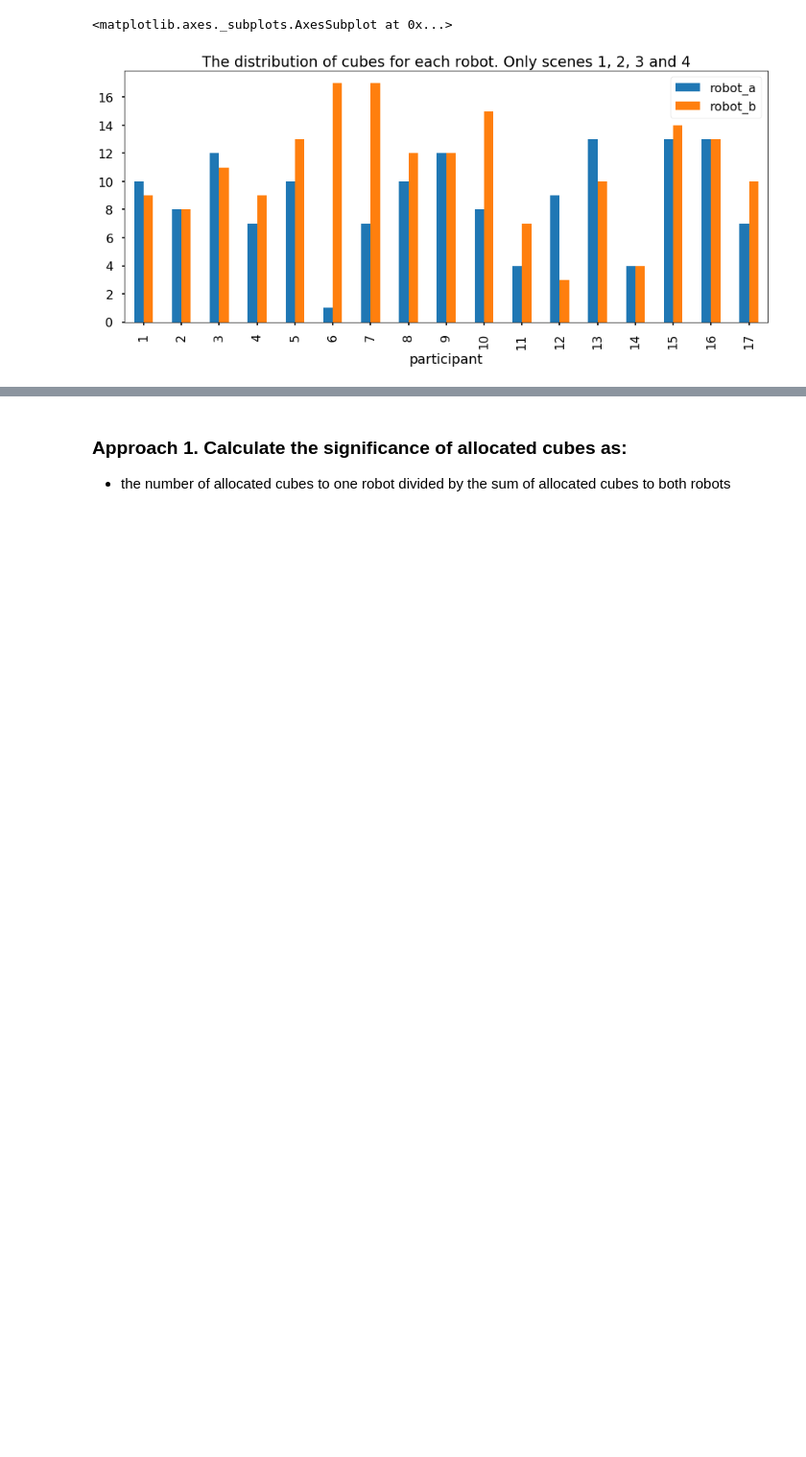
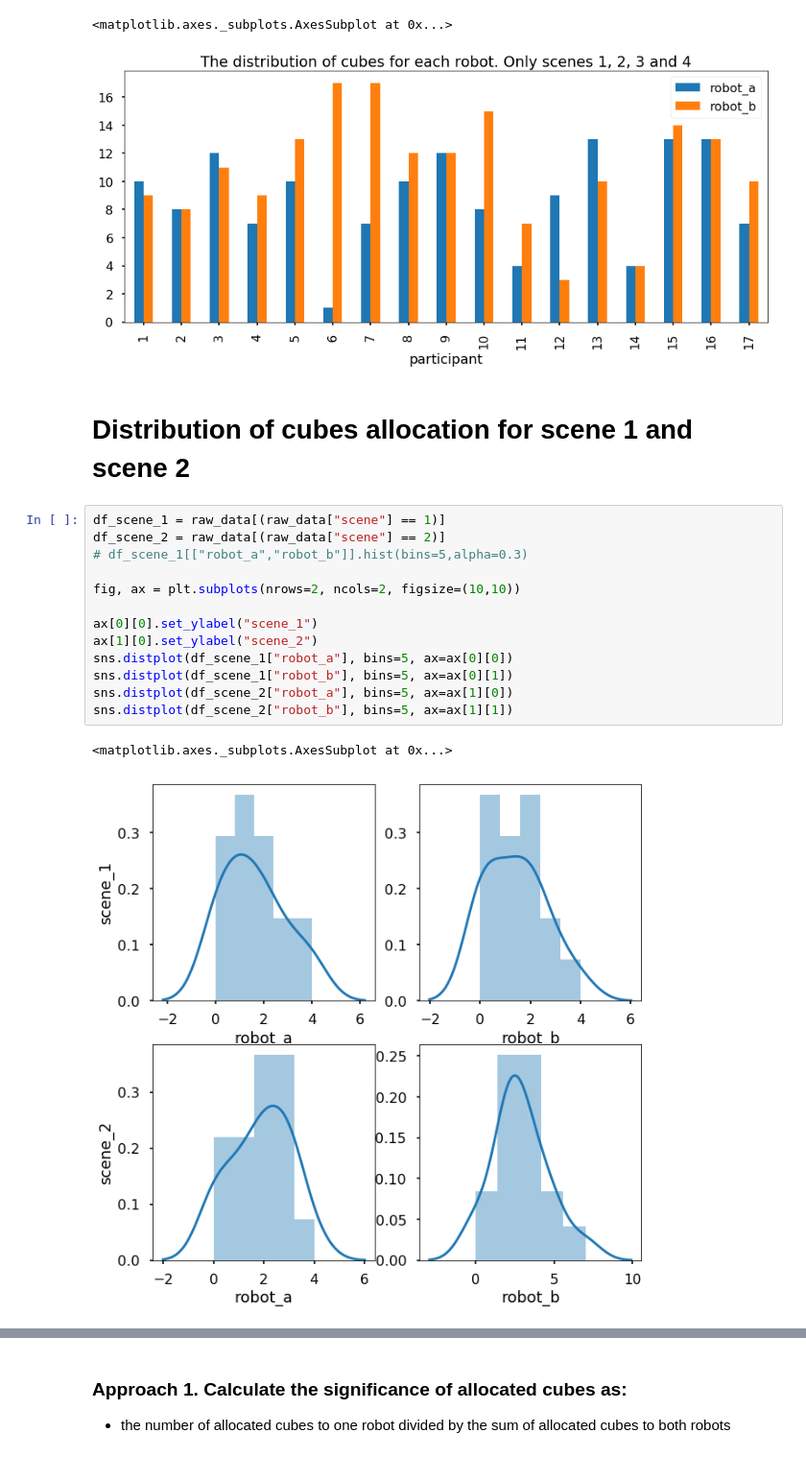
Before and after one commit to nilesh0109/PHRI_1920, a Jupyter notebook: evaluation/count_cubes_evaluation.ipynb, the cells around one changed output, grey strips where cells are left out. Shown at 96% size. Cells and saved outputs as stored; diff of their text form; blank space fills up the shorter version.

Commit message:
dist plot for scene 1-2, normality test

```diff
--- a/evaluation/count_cubes_evaluation.ipynb
+++ b/evaluation/count_cubes_evaluation.ipynb
@@ -96,3 +97,21 @@ cubes_per_participant_plot_data.plot(kind = 'bar', figsize=(15,6), title="The di
 # %% [output]
 <matplotlib.axes._subplots.AxesSubplot at 0x...>
 [figure]
+# %% [markdown]
+# Distribution of cubes allocation for scene 1 and scene 2
+# %%
+df_scene_1 = raw_data[(raw_data["scene"] == 1)]
+df_scene_2 = raw_data[(raw_data["scene"] == 2)]
+# df_scene_1[["robot_a","robot_b"]].hist(bins=5,alpha=0.3)
+
+fig, ax = plt.subplots(nrows=2, ncols=2, figsize=(10,10))
+
+ax[0][0].set_ylabel("scene_1")
+ax[1][0].set_ylabel("scene_2")
+sns.distplot(df_scene_1["robot_a"], bins=5, ax=ax[0][0])
+sns.distplot(df_scene_1["robot_b"], bins=5, ax=ax[0][1])
+sns.distplot(df_scene_2["robot_a"], bins=5, ax=ax[1][0])
+sns.distplot(df_scene_2["robot_b"], bins=5, ax=ax[1][1])
+# %% [output]
+<matplotlib.axes._subplots.AxesSubplot at 0x...>
+[figure, added]
```
Also changed, not shown: parts of 19 cells of this notebook.
